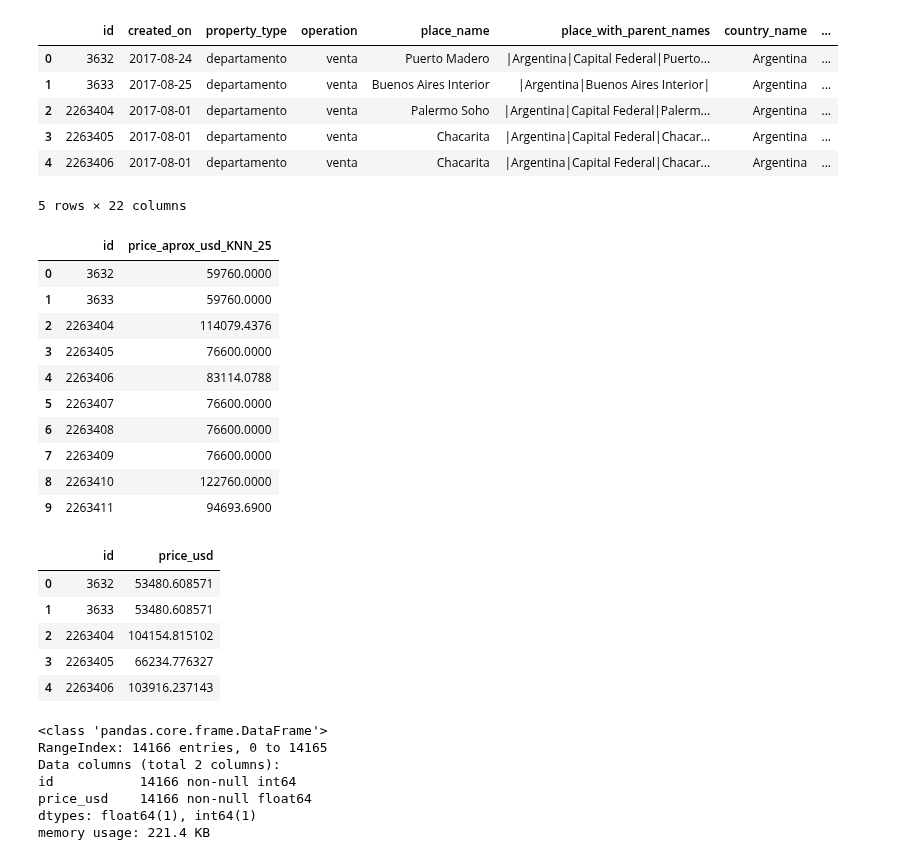
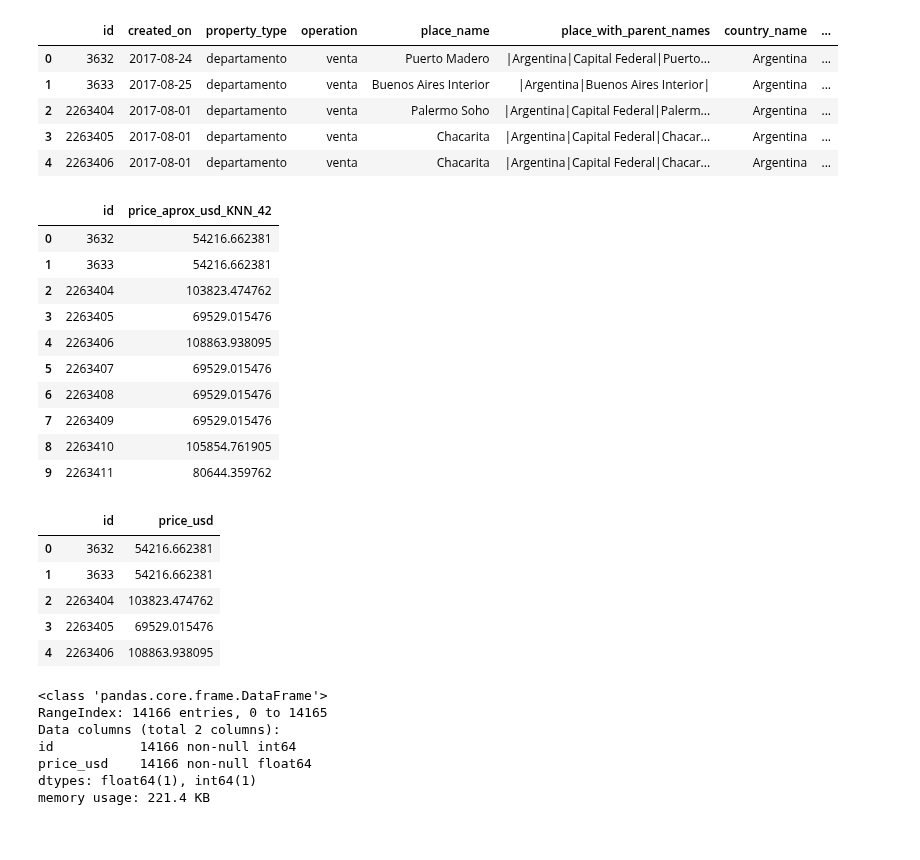
Before and after one commit to nicolaslongo/datos-TP1, a Jupyter notebook: RegresionLineal2016-17.ipynb, the cells around one changed output. Cells and saved outputs as stored; diff of their text form; code cells hidden in the pictures.

```diff
--- a/RegresionLineal2016-17.ipynb
+++ b/RegresionLineal2016-17.ipynb
@@ -285,10 +273,10 @@ The optimal number of neighbors is 25
 # %%
 #Un ejemplo de knn
 from sklearn.neighbors import KNeighborsRegressor
-knn = KNeighborsRegressor(n_neighbors=25, metric='euclidean')
+knn = KNeighborsRegressor(n_neighbors=42, metric='euclidean')
 knn.fit(X, y)
 
-test_float['price_aprox_usd_KNN_25'] = knn.predict(test_float.loc[:, ['surface_total_in_m2', 'surface_covered_in_m2',\
+test_float['price_aprox_usd_KNN_42'] = knn.predict(test_float.loc[:, ['surface_total_in_m2', 'surface_covered_in_m2',\
                                         'floor', 'rooms']])
 test_float.head()
 # %% [output]
@@ -298,32 +286,31 @@ test_float.head()
 | 2 | 2263404 | 2017-08-01 | departamento | venta | Palermo Soho | |Argentina|Capital Federal|Palerm... | Argentina | ... |
 | 3 | 2263405 | 2017-08-01 | departamento | venta | Chacarita | |Argentina|Capital Federal|Chacar... | Argentina | ... |
 | 4 | 2263406 | 2017-08-01 | departamento | venta | Chacarita | |Argentina|Capital Federal|Chacar... | Argentina | ... |
-5 rows × 22 columns
 # %%
-test_float_reduced = test_float.loc[:,['id', 'price_aprox_usd_KNN_25']]
+test_float_reduced = test_float.loc[:,['id', 'price_aprox_usd_KNN_42']]
 test_float_reduced.head(10)
 # %% [output]
-|  | id | price_aprox_usd_KNN_25 |
-| 0 | 3632 | 59760.0000 |
-| 1 | 3633 | 59760.0000 |
-| 2 | 2263404 | 114079.4376 |
-| 3 | 2263405 | 76600.0000 |
-| 4 | 2263406 | 83114.0788 |
-| 5 | 2263407 | 76600.0000 |
-| 6 | 2263408 | 76600.0000 |
-| 7 | 2263409 | 76600.0000 |
-| 8 | 2263410 | 122760.0000 |
-| 9 | 2263411 | 94693.6900 |
+|  | id | price_aprox_usd_KNN_42 |
+| 0 | 3632 | 54216.662381 |
+| 1 | 3633 | 54216.662381 |
+| 2 | 2263404 | 103823.474762 |
+| 3 | 2263405 | 69529.015476 |
+| 4 | 2263406 | 108863.938095 |
+| 5 | 2263407 | 69529.015476 |
+| 6 | 2263408 | 69529.015476 |
+| 7 | 2263409 | 69529.015476 |
+| 8 | 2263410 | 105854.761905 |
+| 9 | 2263411 | 80644.359762 |
 # %%
 test_float_reduced.columns=['id', 'price_usd']
 test_float_reduced.head()
 # %% [output]
 |  | id | price_usd |
-| 0 | 3632 | 53480.608571 |
-| 1 | 3633 | 53480.608571 |
-| 2 | 2263404 | 104154.815102 |
-| 3 | 2263405 | 66234.776327 |
-| 4 | 2263406 | 103916.237143 |
+| 0 | 3632 | 54216.662381 |
+| 1 | 3633 | 54216.662381 |
+| 2 | 2263404 | 103823.474762 |
+| 3 | 2263405 | 69529.015476 |
+| 4 | 2263406 | 108863.938095 |
 # %%
 test_float_reduced.info()
 # %% [output]
```
Also changed, not shown: parts of 27 cells of this notebook, 1 other file.
